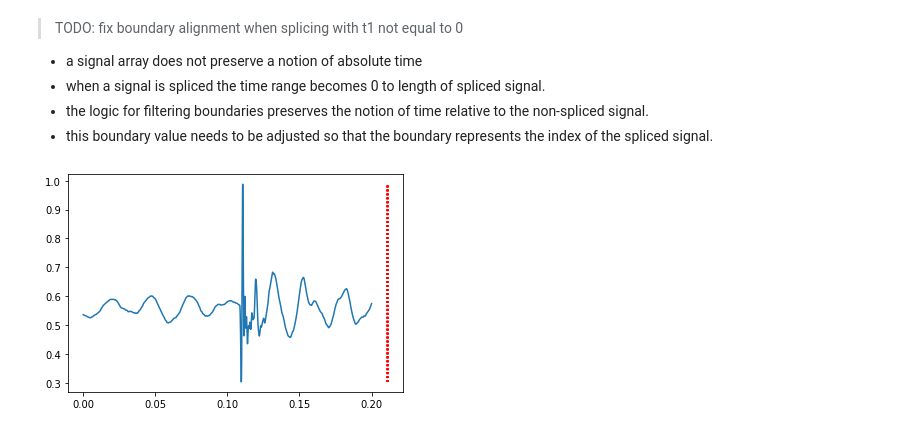
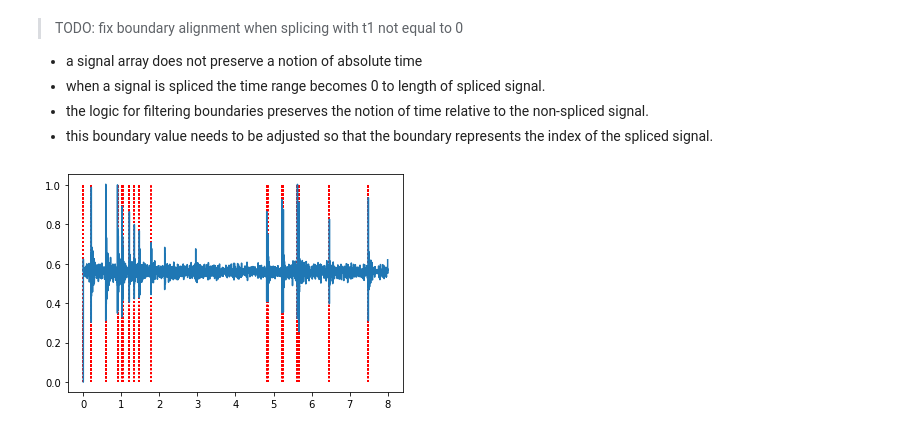
Before and after one commit to vkoil/pempheris-adspersa-alphabetisation, a Jupyter notebook: segmentation.ipynb, the cells around one changed output. Drawn from its saved outputs; the diff is of its cells as text; code cells hidden in the pictures.

```diff
--- a/segmentation.ipynb
+++ b/segmentation.ipynb
@@ -75,14 +75,14 @@ def nonlinear_energy_operator(data, window_size, threshold):
     return boundaries, w_nleo #only return w_nleo for analysis plz
 # %%
 # loads an audio file as an numpp array containing signal amplitudes
-sample, sr = librosa.load("data/processed/67375127.140411201837_002510_002518.wav",sr=48000)
+sample, sr = librosa.load("data/samples/processed/67375127.140411201837_002510_002518.wav",sr=48000)
 # %%
 librosa.display.waveshow(sample, sr=sr)
 # %% [output]
 <librosa.display.AdaptiveWaveplot at 0x...>
 [figure]
 # %%
-boundaries_nleo, w_nleo = nonlinear_energy_operator(sample, 10, 0.3)
+boundaries_nleo, w_nleo = nonlinear_energy_operator(sample, 10, 0.1)
 print("Number of boundaries: ", len(boundaries_nleo))
 print("Boundary locations: ", boundaries_nleo)
 # %% [output]
@@ -98,7 +110,7 @@ Boundary locations:  [ 10126  10127  10128  10129  10130  10131  10132  10133  1
 * the logic for filtering boundaries preserves the notion of time relative to the non-spliced signal.
 * this boundary value needs to be adjusted so that the boundary represents the index of the spliced signal.
 # %%
-subsig, subbounds = signal_splice(sample, 0.1, 0.3, sr, boundaries_nleo)
+subsig, subbounds = signal_splice(sample, 0, 8, sr, boundaries_nleo)
 plot_boundaries_on_waveform(subsig, subbounds, sr)
 # %% [output]
-[figure, old version]
+[figure, new version]
```
Also changed, not shown: parts of 1 cell of this notebook, 4 other files.
